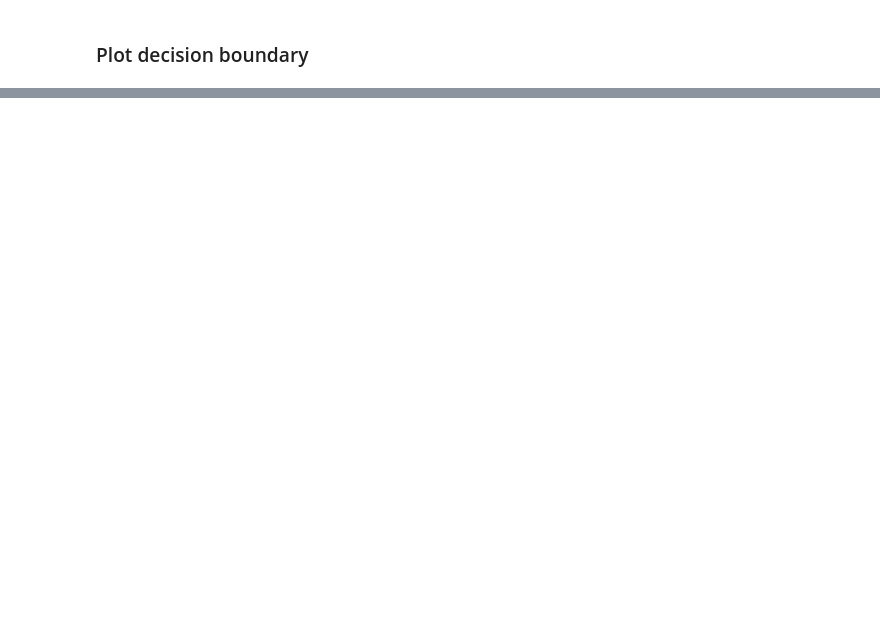
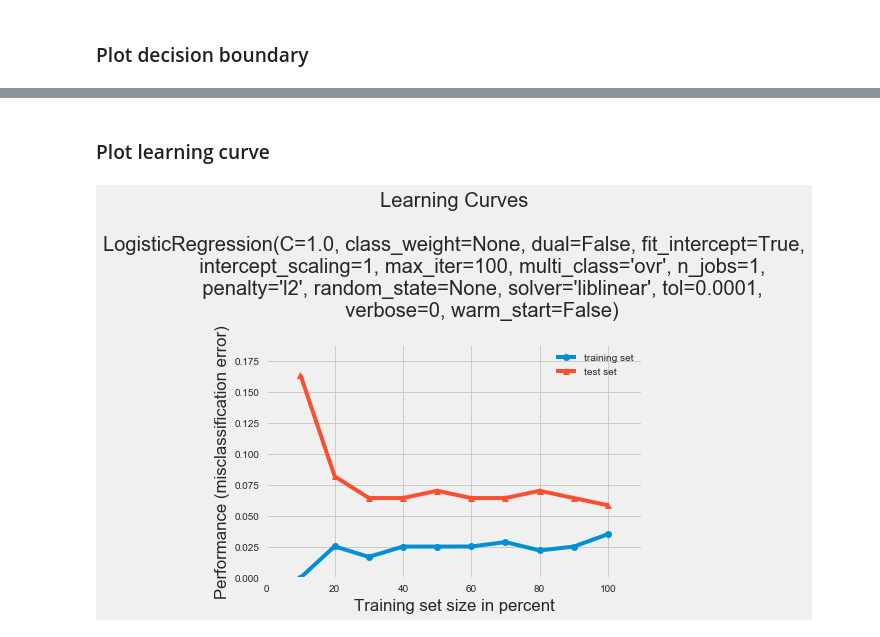
Before and after one commit to latuannetnam/kaggle, a Jupyter notebook: Breast Cancer Wisconsin/nb-breast-cancer-v1.ipynb, the cells around one changed output, grey strips where cells are left out. Cells and saved outputs as stored; diff of their text form; code cells hidden in the pictures; blank space fills up the shorter version.

```diff
--- a/Breast Cancer Wisconsin/nb-breast-cancer-v1.ipynb
+++ b/Breast Cancer Wisconsin/nb-breast-cancer-v1.ipynb
@@ -201,0 +202,7 @@ plt.show()
+# %% [markdown]
+### Plot learning curve
+# %%
+plot_learning_curves(X_train, Y_train, X_test, Y_test, model)
+plt.show()
+# %% [output]
+[figure, added]
```
Also changed, not shown: parts of 13 cells of this notebook, 1 other file.
